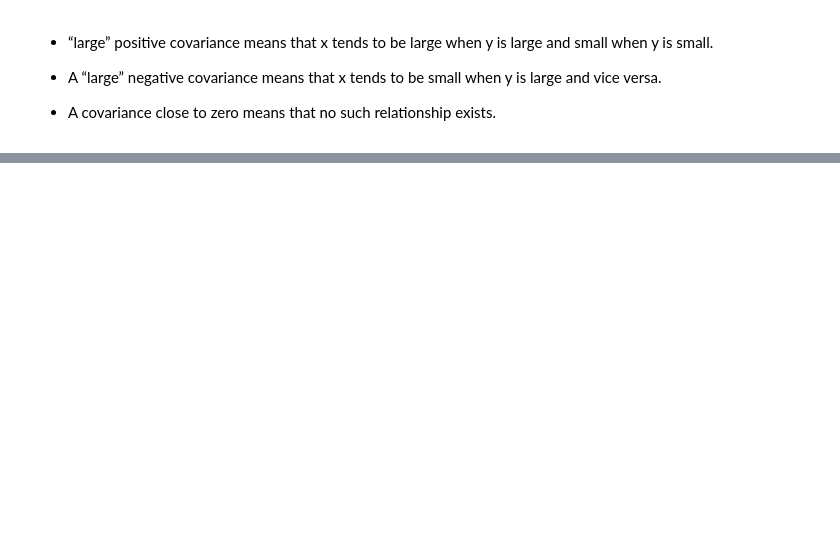
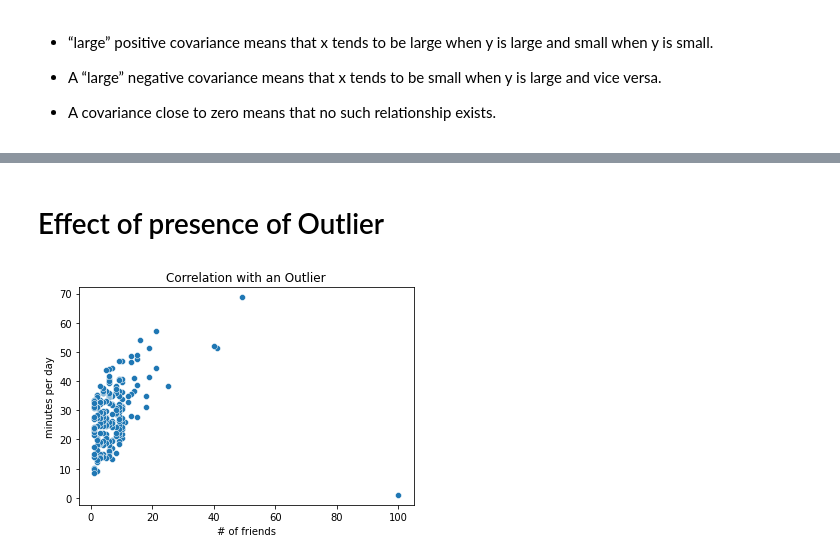
Before and after one commit to RadhaRamanJha/DS_FS_ipynb_notes, a Jupyter notebook: Statistics.ipynb, the cells around one changed output, grey strips where cells are left out. Cells and saved outputs as stored; diff of their text form; code cells hidden in the pictures; blank space fills up the shorter version.

```diff
--- a/Statistics.ipynb
+++ b/Statistics.ipynb
@@ -229,0 +297,12 @@ def covariance(v :List[float],u :List[float]) -> float:
+# %% [markdown]
+# Effect of presence of Outlier
+# %%
+import matplotlib.pyplot as plt
+import seaborn as sns
+sns.scatterplot(x = num_friends, y = daily_minutes)
+plt.title("Correlation with an Outlier")
+plt.xlabel("# of friends")
+plt.ylabel("minutes per day")
+plt.show()
+# %% [output]
+[figure, added]
```
Also changed, not shown: parts of 35 cells of this notebook.
